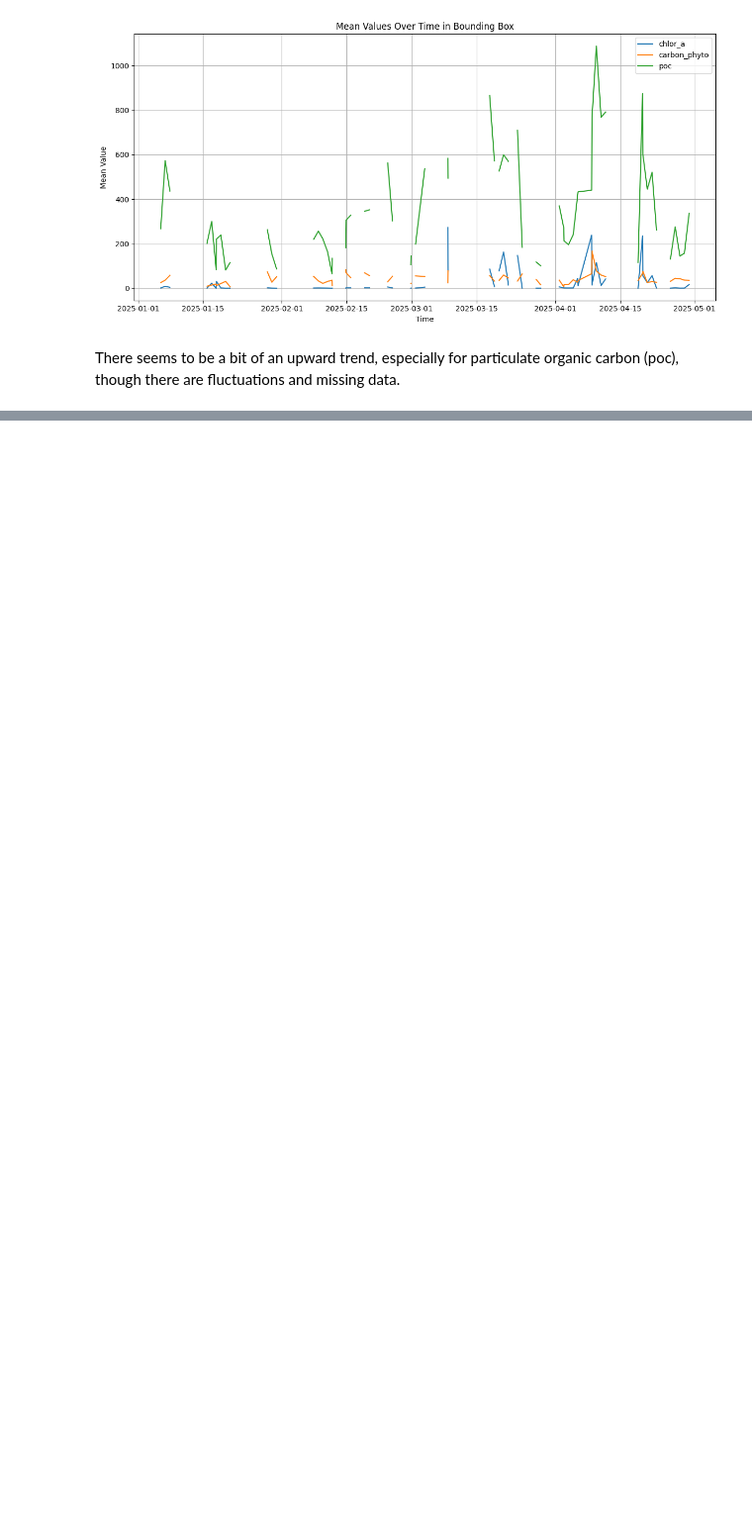
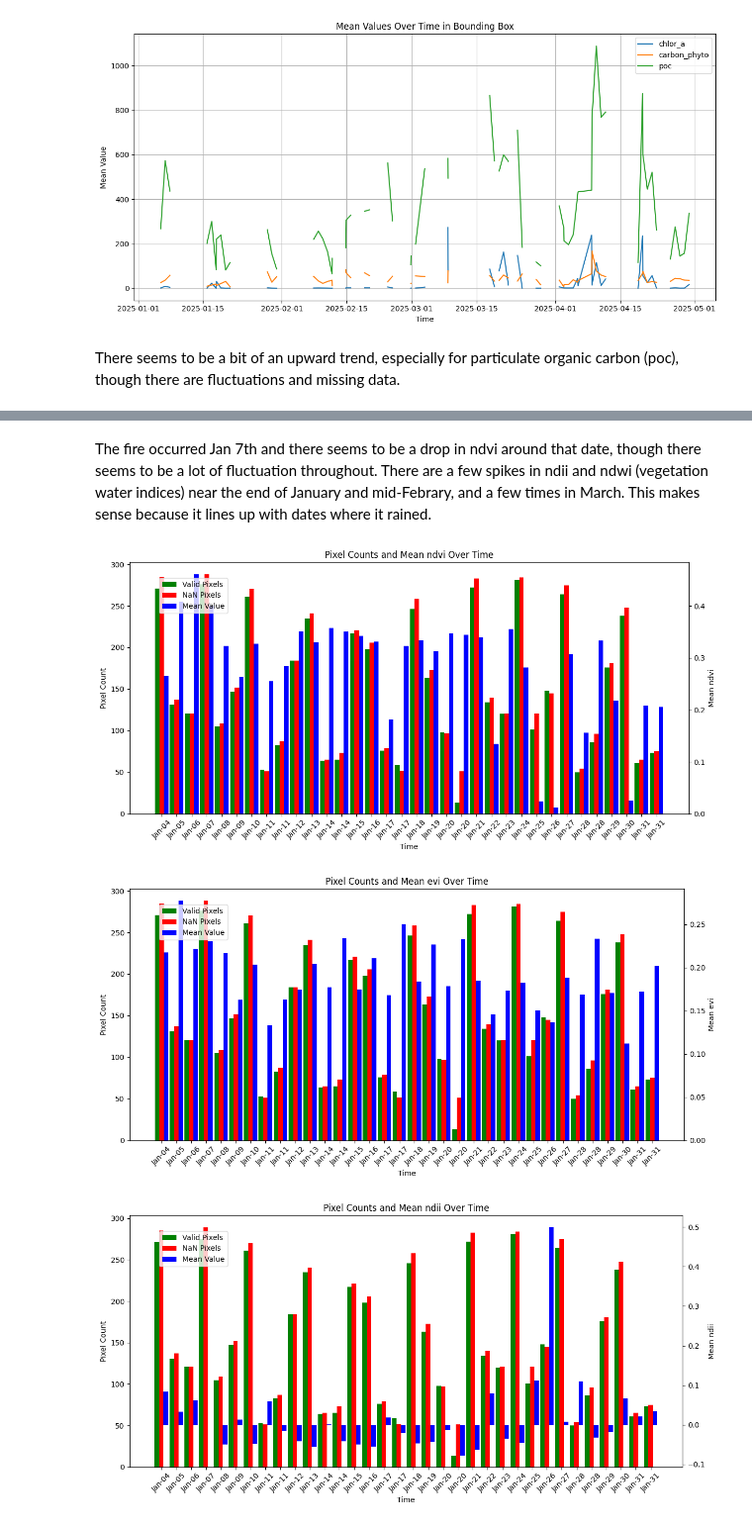
Before and after one commit to katelyn-wang/pace-wildfires, a Jupyter notebook: notebooks/la_fires_analysis.ipynb, the cells around one changed output, grey strips where cells are left out. Shown at 99% size. Cells and saved outputs as stored; diff of their text form; code cells hidden in the pictures; blank space fills up the shorter version.

```diff
--- a/notebooks/la_fires_analysis.ipynb
+++ b/notebooks/la_fires_analysis.ipynb
@@ -353,0 +466,8 @@ plot_mean_values(transformed_bgc_summaries)
+# %% [markdown]
+The fire occurred Jan 7th and there seems to be a drop in ndvi around that date, though there seems to be a lot of fluctuation throughout. There are a few spikes in ndii and ndwi (vegetation water indices) near the end of January and mid-Febrary, and a few times in March. This makes sense because it lines up with dates where it rained.
+# %%
+plot_pixel_counts(landvi_summaries, end_date="2025-02-01")
+# %% [output]
+[figure, added]
+[figure, added]
+[figure, added]
```
Also changed, not shown: parts of 13 cells of this notebook.
